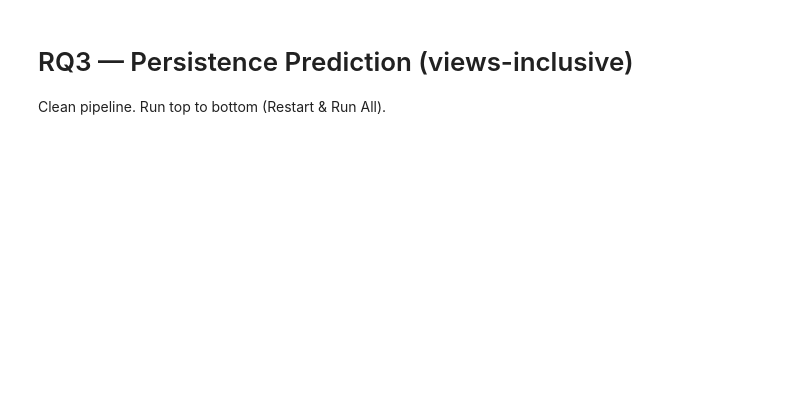
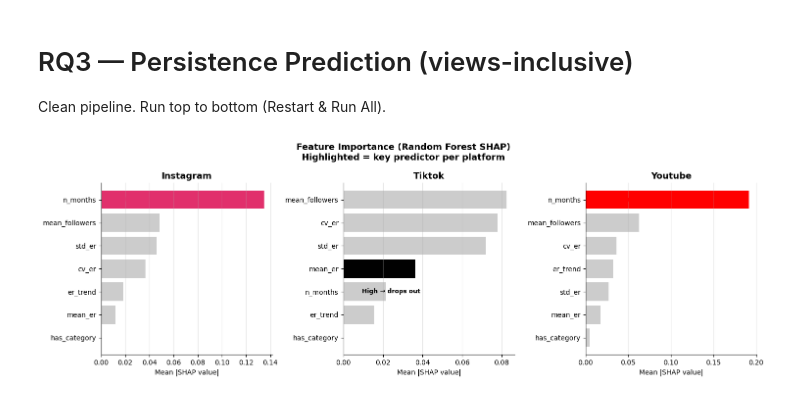
Before and after one commit to francesco-gramegna/cross_platform_analysis, a Jupyter notebook: 8 - rq3/scripts/rq3_ml_clean.ipynb, the cells around one changed output. Drawn from its saved outputs; the diff is of its cells as text; code cells hidden in the pictures; blank space fills up the shorter version.

Commit message:
RQ3 final: focused SHAP plot, fixed permutation test, updated analysis script

```diff
--- a/8 - rq3/scripts/rq3_ml_clean.ipynb
+++ b/8 - rq3/scripts/rq3_ml_clean.ipynb
@@ -301,3 +301,89 @@ for platform in PLATFORMS:
     plt.savefig(OUT_PATH / f'shap_{platform}.png', bbox_inches='tight', dpi=150)
     plt.close()
     print(f"OK  shap_{platform}.png saved")
+# %%
+import shap
+import matplotlib.pyplot as plt
+import numpy as np
+from pathlib import Path
+from sklearn.ensemble import RandomForestClassifier
+from sklearn.preprocessing import StandardScaler
+
+OUT_PATH     = Path(r"C:\Users\user\cross_platform_analysis\8 - rq3\plots")
+PLATFORMS    = ['instagram', 'tiktok', 'youtube']
+FEATURE_COLS = ['mean_er', 'std_er', 'cv_er', 'mean_followers',
+                'n_months', 'er_trend', 'has_category']
+COLORS       = {'instagram': '#E1306C', 'tiktok': '#010101', 'youtube': '#FF0000'}
+
+# Key feature and annotation per platform
+KEY_FEATURES = {
+    'instagram': ('n_months',      'High → persists'),
+    'tiktok':    ('mean_er',       'High → drops out'),
+    'youtube':   ('n_months',      'High → persists')
+}
+
+fig, axes = plt.subplots(1, 3, figsize=(15, 5))
+
+for ax, platform in zip(axes, PLATFORMS):
+    sub      = features[features['platform'] == platform].copy()
+    X        = sub[FEATURE_COLS].values
+    y        = sub['persisted'].values
+    scaler   = StandardScaler()
+    X_scaled = scaler.fit_transform(X)
+
+    best_rf = [r['best_params'] for r in results_tuned
+               if r['platform'] == platform
+               and r['model'] == 'Random Forest'][0]
+
+    rf = RandomForestClassifier(
+        class_weight='balanced', n_estimators=500,
+        random_state=42, **best_rf)
+    rf.fit(X_scaled, y)
+
+    explainer   = shap.TreeExplainer(rf)
+    shap_values = explainer.shap_values(X_scaled)
+    sv = shap_values[1] if isinstance(shap_values, list) \
+         else shap_values[:, :, 1]
+
+    # Mean absolute SHAP per feature
+    mean_abs_shap = np.abs(sv).mean(axis=0)
+    importance_df = pd.DataFrame({
+        'feature': FEATURE_COLS,
+        'importance': mean_abs_shap
+    }).sort_values('importance', ascending=True)
+
+    key_feat, annotation = KEY_FEATURES[platform]
+    colors_bar = [
+        COLORS[platform] if f == key_feat else '#CCCCCC'
+        for f in importance_df['feature']
+    ]
+
+    ax.barh(importance_df['feature'], importance_df['importance'],
+            color=colors_bar, edgecolor='none')
+
+    # Annotate key feature
+    # Always place annotation to the right of zero line for readability
+    x_pos  = max(abs(shap_df['directed'].min()),
+                 abs(shap_df['directed'].max())) * 0.05
+    ax.text(x_pos,
+            list(shap_df['feature']).index(key_feat),
+            annotation, va='center', fontsize=9,
+            fontweight='bold', color=COLORS[platform], ha='left')
+
+    ax.set_title(platform.capitalize(), fontweight='bold', fontsize=13)
+    ax.set_xlabel('Mean |SHAP value|')
+    ax.grid(axis='x', alpha=0.3)
+    ax.spines['top'].set_visible(False)
+    ax.spines['right'].set_visible(False)
+
+fig.suptitle(
+    'Feature Importance (Random Forest SHAP)\n'
+    'Highlighted = key predictor per platform',
+    fontweight='bold', fontsize=13
+)
+plt.tight_layout()
+plt.savefig(OUT_PATH / 'shap_focused.png', bbox_inches='tight', dpi=150)
+plt.show()
+print("✅ Saved")
+# %% [output]
+[figure, added]
```
Also changed, not shown: parts of 11 cells of this notebook, 11 other files.
